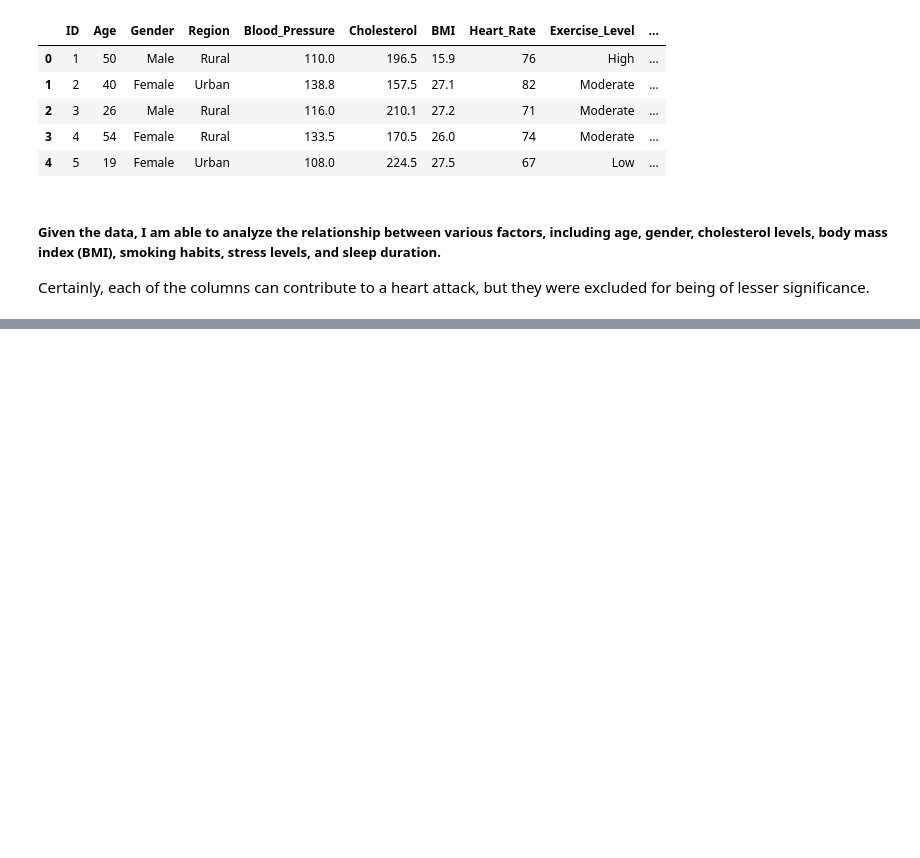
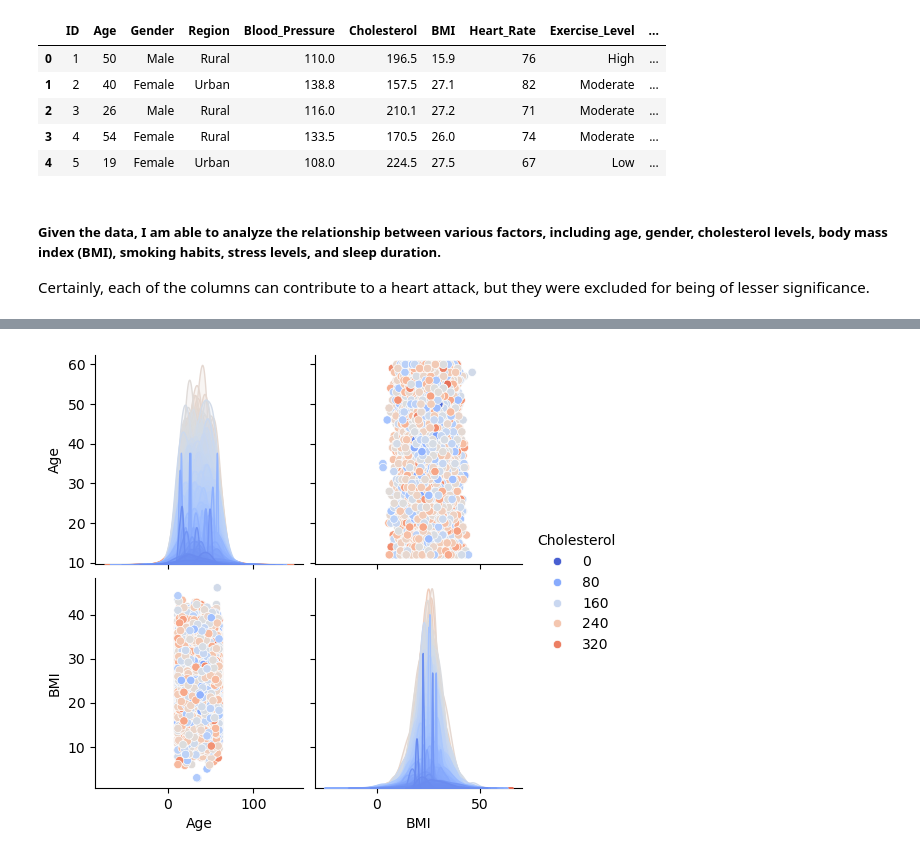
Before and after one commit to GiwonLee1999/Data-wrangling-ETL-Analysis-ML-DL, a Jupyter notebook: Data Wrangling/ETL test01/ETL_heart_attack_russia.ipynb, the cells around one changed output, grey strips where cells are left out. Saved outputs shown, nothing was run; the diff lists cells and outputs as text; code cells hidden in the pictures; blank space fills up the shorter version.

```diff
--- a/Data Wrangling/ETL test01/ETL_heart_attack_russia.ipynb
+++ b/Data Wrangling/ETL test01/ETL_heart_attack_russia.ipynb
@@ -103,0 +116,7 @@ sns.boxplot(x='Age', y='Sleep_Hours', data=sample_data)
+# %%
+# Tyring out this cool plot, it shows the relationship between the Age, BMI, and Cholesterol levels
+
+sns.pairplot(sample_data[['Age', 'BMI', 'Cholesterol']], hue='Cholesterol', palette="coolwarm")
+plt.show()
+# %% [output]
+[figure, added]
```
Also changed, not shown: parts of 3 cells of this notebook.
